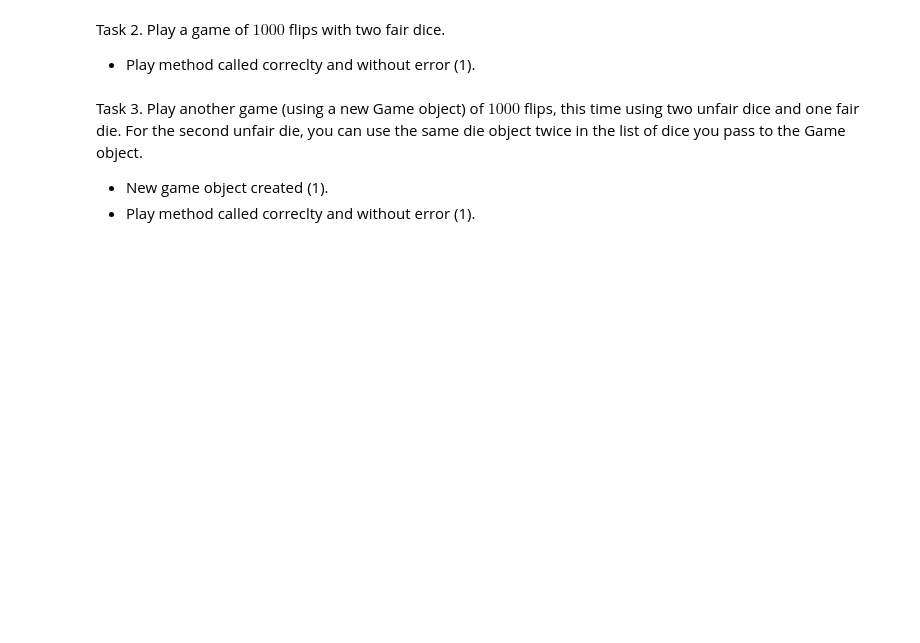
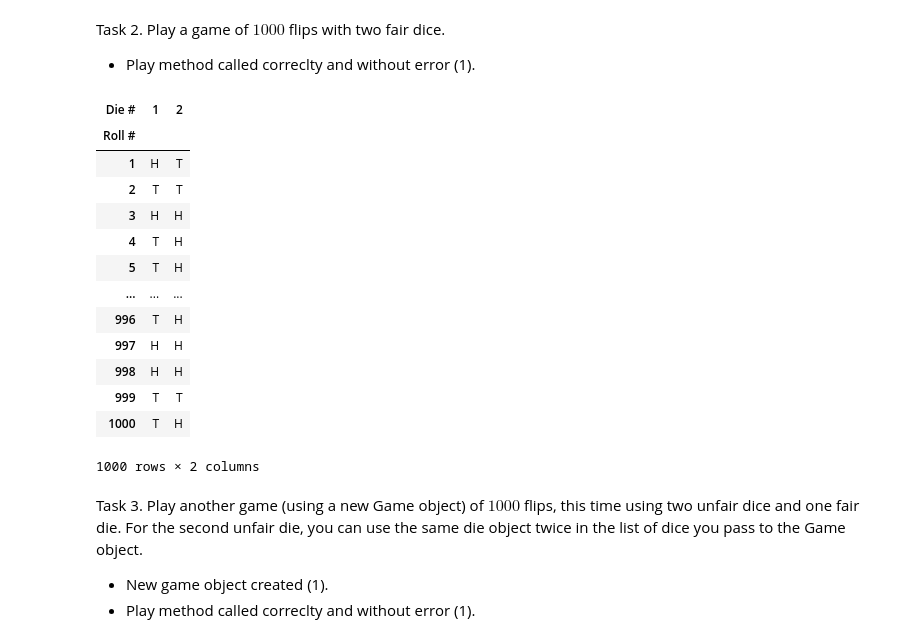
Before and after one commit to oatmeelsquares/rn7ena_ds5100_montecarlo, a Jupyter notebook: montecarlo_demo.ipynb, the cells around one changed output. Saved outputs shown, nothing was run; the diff lists cells and outputs as text; code cells hidden in the pictures; blank space fills up the shorter version.

```diff
--- a/montecarlo_demo.ipynb
+++ b/montecarlo_demo.ipynb
@@ -1071,6 +1093,25 @@ Task 1. Create a fair coin (with faces $H$ and $T$) and one unfair coin in which
 Task 2. Play a game of $1000$ flips with two fair dice.
 
 - Play method called correclty and without error (1).
+# %%
+game1 = mc.Game([fair, fair])
+game1.play(1000)
+game1.get_last_play()
+# %% [output]
+| Die # | 1 | 2 |
+| Roll # |  |  |
+| 1 | H | T |
+| 2 | T | T |
+| 3 | H | H |
+| 4 | T | H |
+| 5 | T | H |
+| ... | ... | ... |
+| 996 | T | H |
+| 997 | H | H |
+| 998 | H | H |
+| 999 | T | T |
+| 1000 | T | H |
+1000 rows × 2 columns
 # %% [markdown]
 Task 3. Play another game (using a new Game object) of $1000$ flips, this time using two unfair dice and one fair die. For the second unfair die, you can use the same die object twice in the list of dice you pass to the Game object.
 
```
Also changed, not shown: parts of 7 cells of this notebook.
